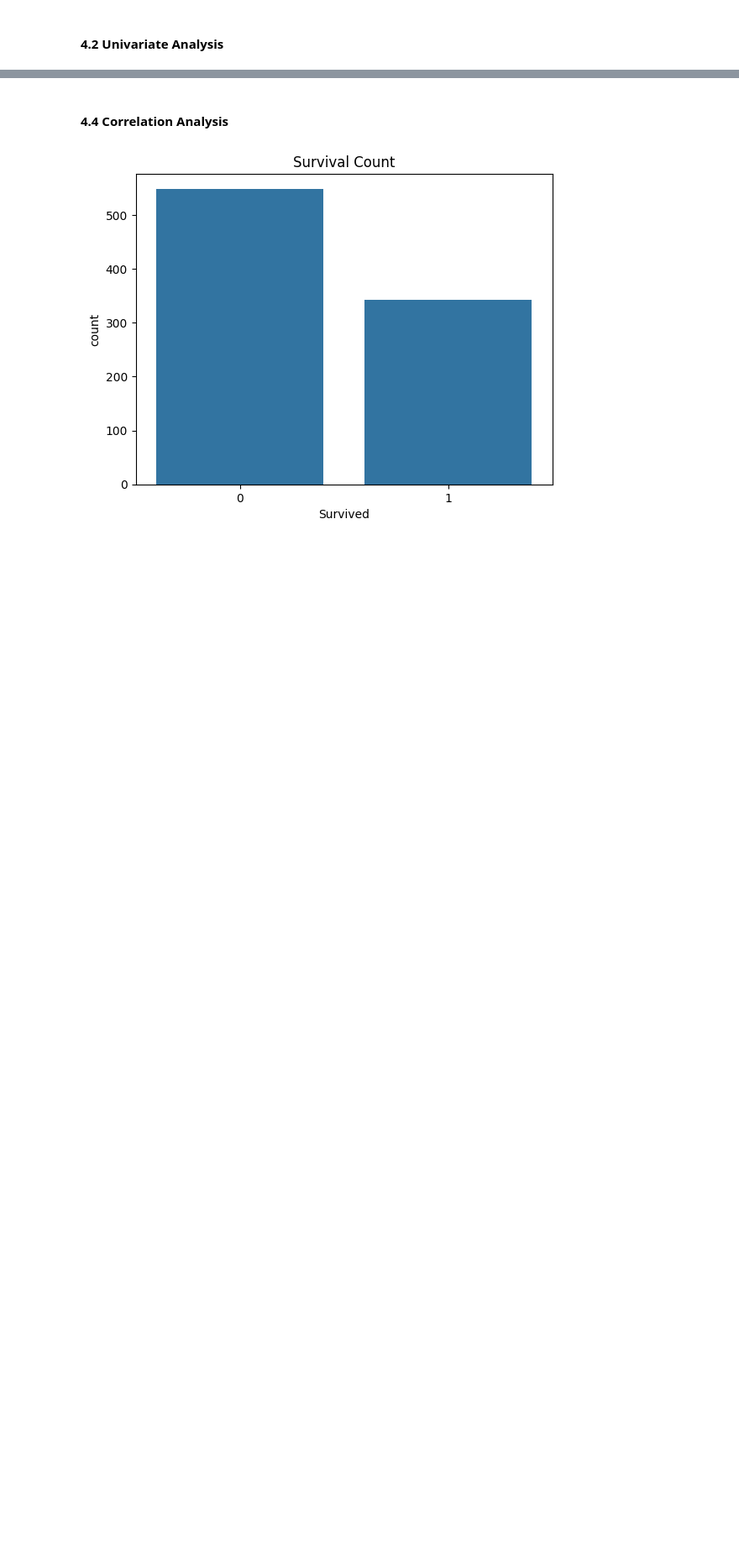
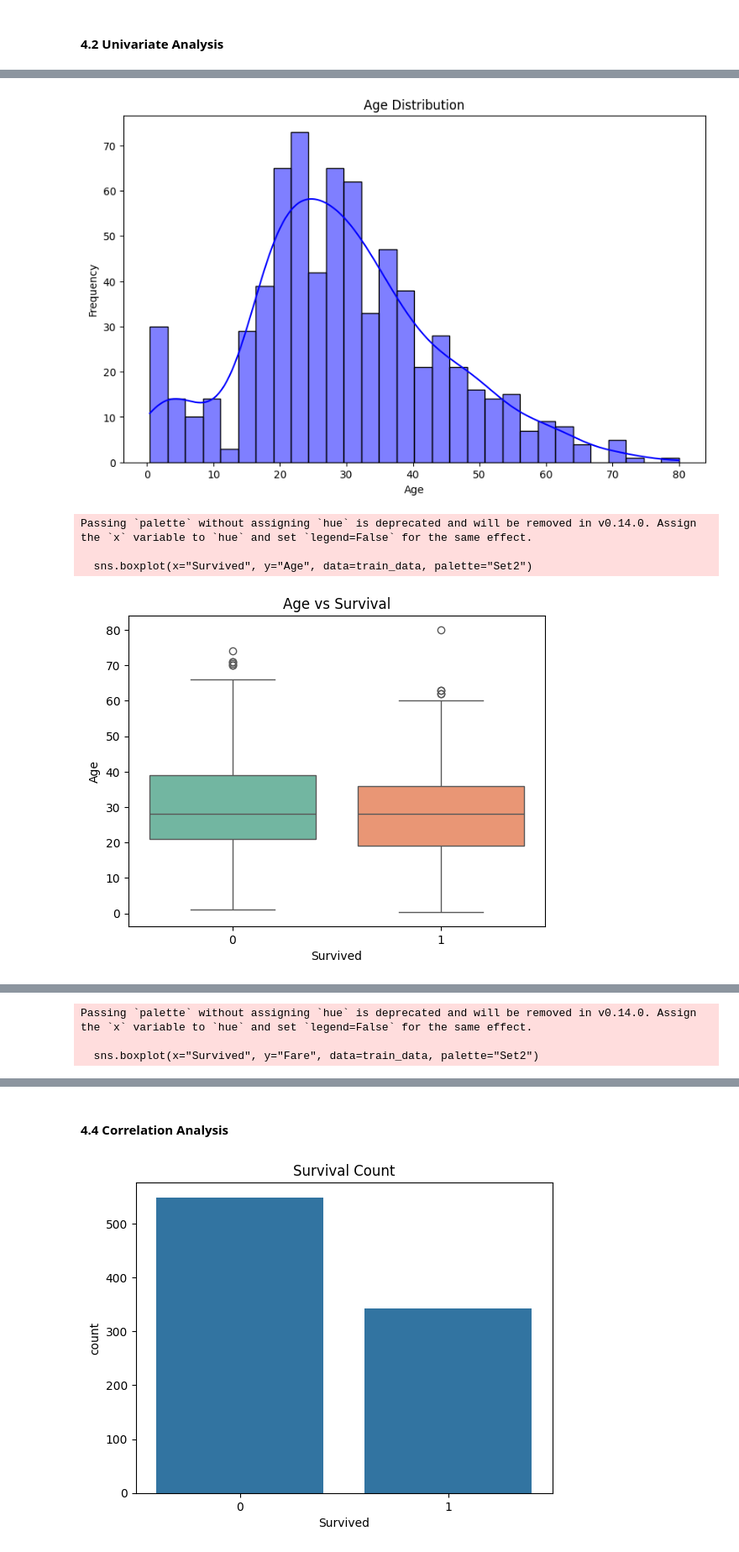
Before and after one commit to RJay02/Artificial-Intelligence, a Jupyter notebook: S2 Machine Learning AI Scientific/Machine Learning Algorithms.ipynb, the cells around one changed output, grey strips where cells are left out. Shown: that part at 84% size. Drawn from its saved outputs; the diff is of its cells as text; code cells hidden in the pictures; blank space fills up the shorter version.

```diff
--- a/S2 Machine Learning AI Scientific/Machine Learning Algorithms.ipynb
+++ b/S2 Machine Learning AI Scientific/Machine Learning Algorithms.ipynb
@@ -169,0 +305,36 @@ train_data.head()
+# %%
+# Plot Age distribution
+plt.figure(figsize=(10, 6))
+sns.histplot(train_data["Age"].dropna(), bins=30, kde=True, color="blue")
+plt.title("Age Distribution")
+plt.xlabel("Age")
+plt.ylabel("Frequency")
+plt.show()
+
+# Box plot of Age vs Survival
+sns.boxplot(x="Survived", y="Age", data=train_data, palette="Set2")
+plt.title("Age vs Survival")
+plt.xlabel("Survived")
+plt.ylabel("Age")
+plt.show()
+
+# Plot Fare distribution
+plt.figure(figsize=(10, 6))
+sns.histplot(train_data["Fare"], bins=30, kde=True, color="green")
+plt.title("Fare Distribution")
+plt.xlabel("Fare")
+plt.ylabel("Frequency")
+plt.show()
+
+# Box plot of Fare vs Survival
+sns.boxplot(x="Survived", y="Fare", data=train_data, palette="Set2")
+plt.title("Fare vs Survival")
+plt.xlabel("Survived")
+plt.ylabel("Fare")
+plt.show()
+# %% [output]
+[figure, added]
+Passing `palette` without assigning `hue` is deprecated and will be removed in v0.14.0. Assign the `x` variable to `hue` and set `legend=False` for the same effect.
+
+  sns.boxplot(x="Survived", y="Age", data=train_data, palette="Set2")
+[figure, added]
@@ -169,0 +342,3 @@ train_data.head()
+Passing `palette` without assigning `hue` is deprecated and will be removed in v0.14.0. Assign the `x` variable to `hue` and set `legend=False` for the same effect.
+
+  sns.boxplot(x="Survived", y="Fare", data=train_data, palette="Set2")
```
Also changed, not shown: parts of 16 cells of this notebook.
